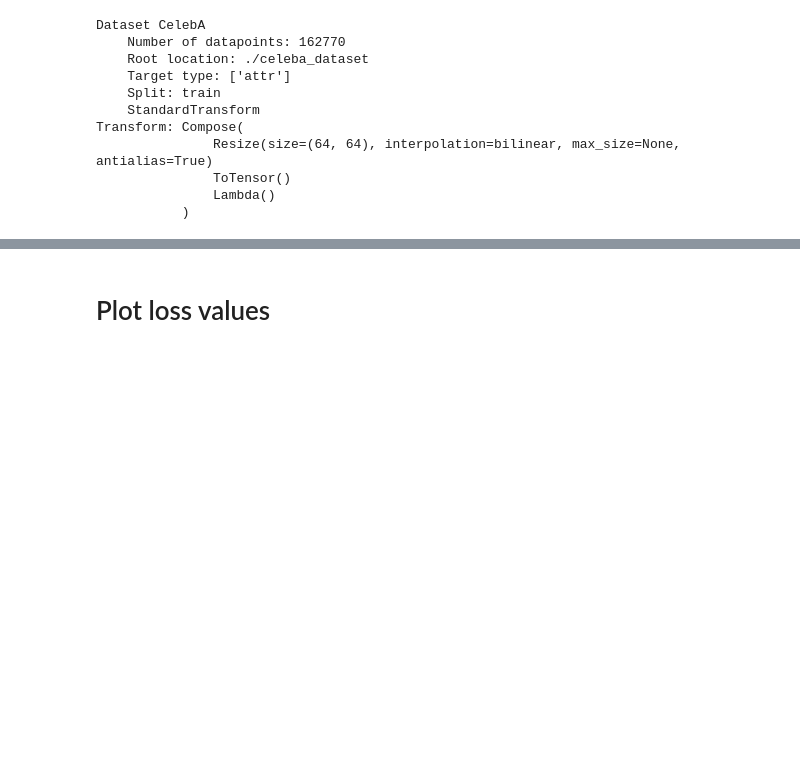
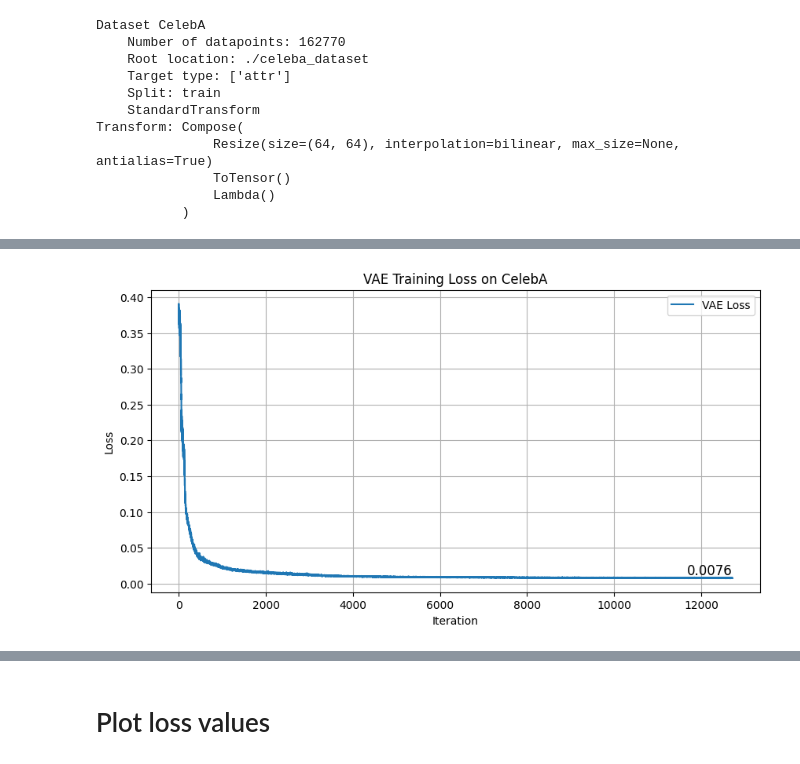
Before and after one commit to jasonkao402/NYCU_2026_spring, a Jupyter notebook: IMVFX/hw2_2/main.ipynb, the cells around one changed output, grey strips where cells are left out. Cells and saved outputs as stored; diff of their text form; code cells hidden in the pictures; blank space fills up the shorter version.

```diff
--- a/IMVFX/hw2_2/main.ipynb
+++ b/IMVFX/hw2_2/main.ipynb
@@ -911,0 +904,14 @@ image size: torch.Size([3, 64, 64])
+# %%
+celeba_core = DiffusionCore(
+    n_steps=T,
+    start_beta=beta_start,
+    end_beta=beta_end,
+    image_shape=(3, celeba_img_size, celeba_img_size),
+    latent_channels=latent_channels,
+    unet_base_ch=unet_base_ch,
+    num_classes=celeba_num_classes,
+).to(device)
+
+print(f"[VAE]\n {celeba_core.vae}")
+print(f"[Unet]\n {celeba_core.unet}")
+print(f"[VAE latent shape]: {celeba_core.latent_shape}")
@@ -911,0 +936,9 @@ image size: torch.Size([3, 64, 64])
+# %%
+######################################################################################
+# TODO: Design the cLDM for the CelebA dataset and start the training
+# Remember to resize the images to 64x64
+######################################################################################
+
+vae_losses_celeba = train_vae(celeba_core.vae, celeba_loader, n_epochs=celeba_n_epochs_vae, lr=celeba_lr_vae)
+# %% [output]
+[figure, added]
```
Also changed, not shown: parts of 14 cells of this notebook, 3 other files.
